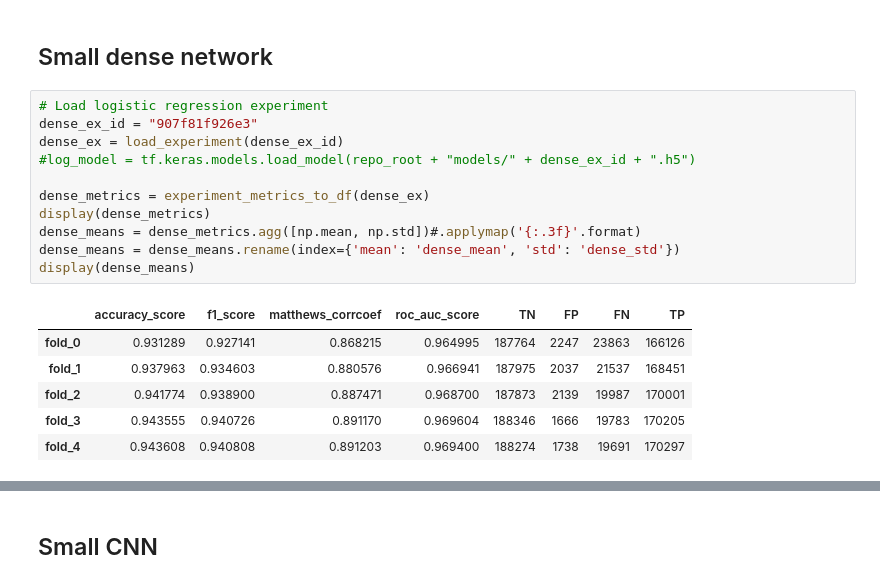
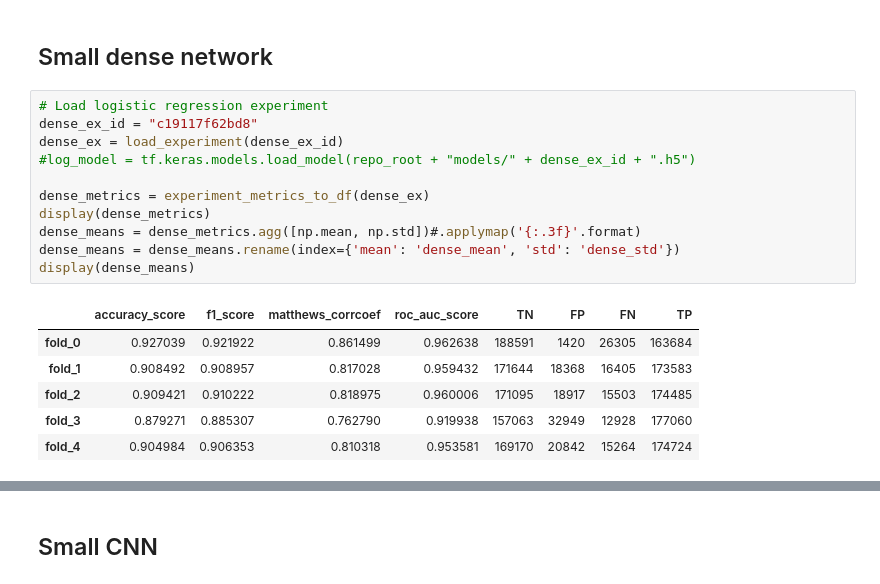
Before and after one commit to geirtul/master_analysis, a Jupyter notebook: notebooks/results/classification_simulated.ipynb, the cells around one changed output, grey strips where cells are left out. Drawn from its saved outputs; the diff is of its cells as text.

```diff
--- a/notebooks/results/classification_simulated.ipynb
+++ b/notebooks/results/classification_simulated.ipynb
@@ -64,20 +64,20 @@ display(log_means)
 ## Small dense network
 # %%
 # Load logistic regression experiment
-dense_ex_id = "907f81f926e3"
+dense_ex_id = "c19117f62bd8"
 dense_ex = load_experiment(dense_ex_id)
 #log_model = tf.keras.models.load_model(repo_root + "models/" + dense_ex_id + ".h5")
 
 dense_metrics = experiment_metrics_to_df(dense_ex)
 display(dense_metrics)
 dense_means = dense_metrics.agg([np.mean, np.std])#.applymap('{:.3f}'.format)
 dense_means = dense_means.rename(index={'mean': 'dense_mean', 'std': 'dense_std'})
 display(dense_means)
 # %% [output]
 |  | accuracy_score | f1_score | matthews_corrcoef | roc_auc_score | TN | FP | FN | TP |
-| fold_0 | 0.931289 | 0.927141 | 0.868215 | 0.964995 | 187764 | 2247 | 23863 | 166126 |
-| fold_1 | 0.937963 | 0.934603 | 0.880576 | 0.966941 | 187975 | 2037 | 21537 | 168451 |
-| fold_2 | 0.941774 | 0.938900 | 0.887471 | 0.968700 | 187873 | 2139 | 19987 | 170001 |
-| fold_3 | 0.943555 | 0.940726 | 0.891170 | 0.969604 | 188346 | 1666 | 19783 | 170205 |
-| fold_4 | 0.943608 | 0.940808 | 0.891203 | 0.969400 | 188274 | 1738 | 19691 | 170297 |
+| fold_0 | 0.927039 | 0.921922 | 0.861499 | 0.962638 | 188591 | 1420 | 26305 | 163684 |
+| fold_1 | 0.908492 | 0.908957 | 0.817028 | 0.959432 | 171644 | 18368 | 16405 | 173583 |
+| fold_2 | 0.909421 | 0.910222 | 0.818975 | 0.960006 | 171095 | 18917 | 15503 | 174485 |
+| fold_3 | 0.879271 | 0.885307 | 0.762790 | 0.919938 | 157063 | 32949 | 12928 | 177060 |
+| fold_4 | 0.904984 | 0.906353 | 0.810318 | 0.953581 | 169170 | 20842 | 15264 | 174724 |
 |  | accuracy_score | f1_score | matthews_corrcoef | roc_auc_score | TN | FP | FN | TP |
```
Also changed, not shown: parts of 10 cells of this notebook, 3 other files.
